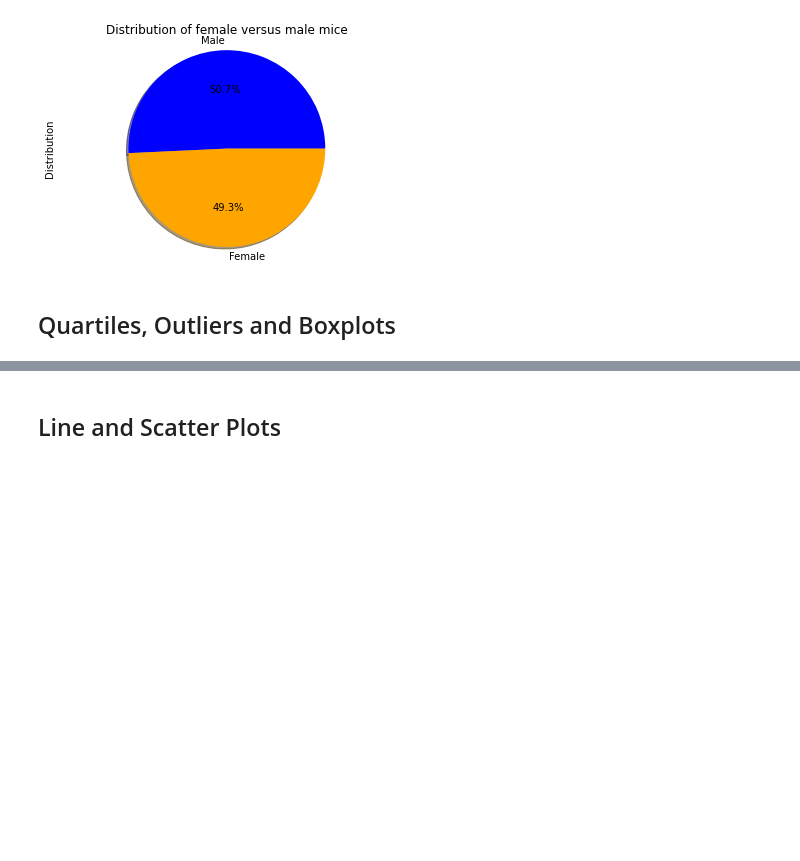
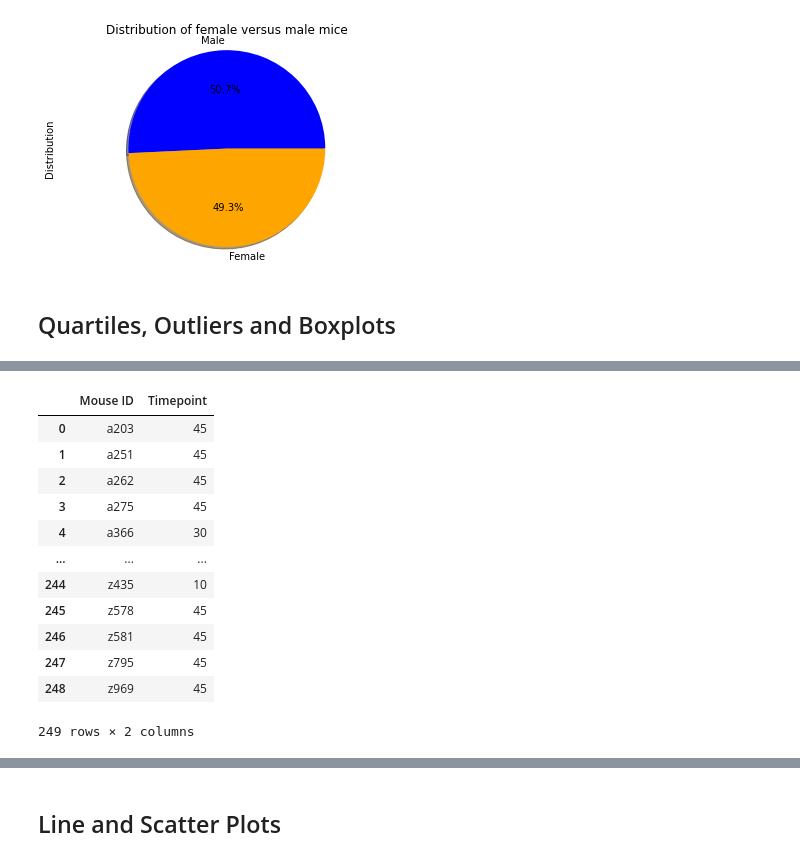
Before and after one commit to radhar16/Matplotlib---challenge, a Jupyter notebook: Pymaceuticals/pymaceuticals_starter.ipynb, the cells around one changed output, grey strips where cells are left out. Drawn from its saved outputs; the diff is of its cells as text; code cells hidden in the pictures; blank space fills up the shorter version.

```diff
--- a/Pymaceuticals/pymaceuticals_starter.ipynb
+++ b/Pymaceuticals/pymaceuticals_starter.ipynb
@@ -234,0 +270,22 @@ Text(0, 0.5, 'Distribution')
+# %%
+# Start by getting the last (greatest) timepoint for each mouse
+
+selected_columns_timepoint = clean_data[["Mouse ID","Timepoint"]].sort_values(["Mouse ID","Timepoint"])
+selected_columns_timepoint = selected_columns_timepoint.groupby(["Mouse ID"])
+last_timepoint = selected_columns_timepoint.max()
+last_timepoint = last_timepoint.reset_index()
+last_timepoint
+# %% [output]
+|  | Mouse ID | Timepoint |
+| 0 | a203 | 45 |
+| 1 | a251 | 45 |
+| 2 | a262 | 45 |
+| 3 | a275 | 45 |
+| 4 | a366 | 30 |
+| ... | ... | ... |
+| 244 | z435 | 10 |
+| 245 | z578 | 45 |
+| 246 | z581 | 45 |
+| 247 | z795 | 45 |
+| 248 | z969 | 45 |
+249 rows × 2 columns
```
Also changed, not shown: parts of 8 cells of this notebook.
